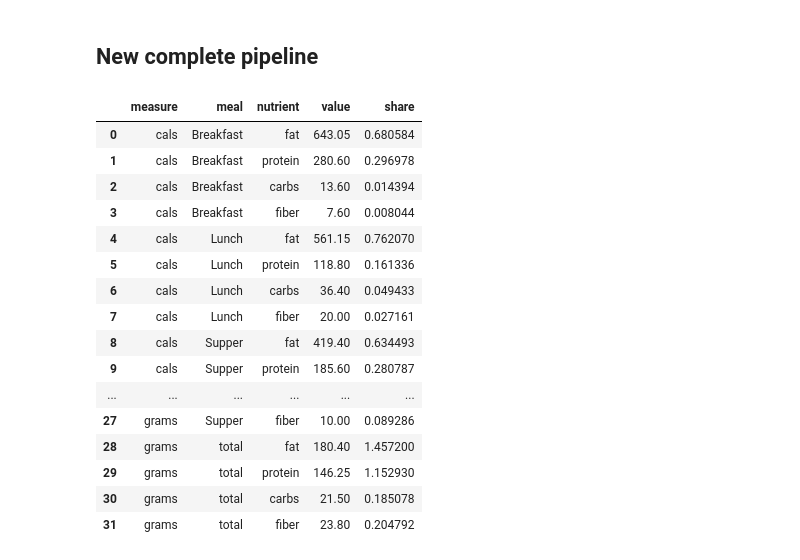
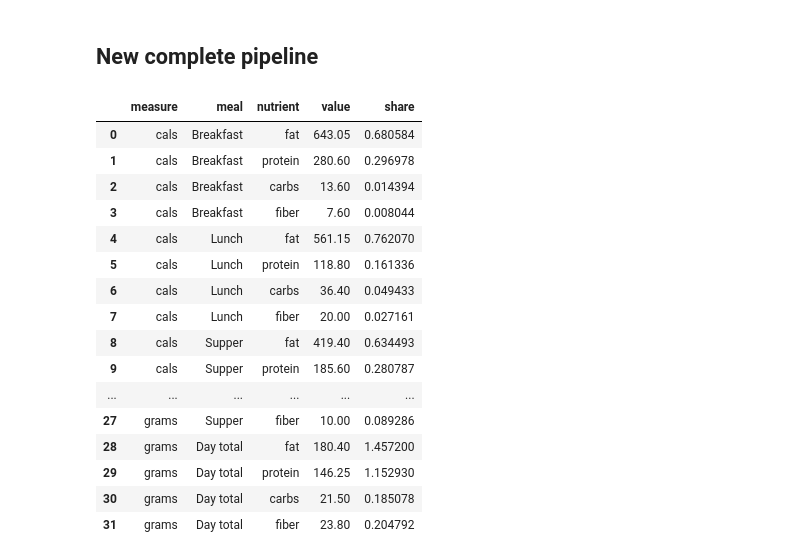
Before and after one commit to fabiangunzinger/learning, a Jupyter notebook: food-data/foods.ipynb, the cells around one changed output. Cells and saved outputs as stored; diff of their text form; code cells hidden in the pictures.

Commit message:
Order meals data and graphs
Meals according to meals order, day total at the end.

```diff
--- a/food-data/foods.ipynb
+++ b/food-data/foods.ipynb
@@ -263,53 +263,58 @@ def calc_nuts(meals, include_total=True):
         total = data.copy()
         total['share'] = total.share / total.meal.nunique()
         total = data.groupby(['ingredient', 'nutrient', 'measure']).sum()
-        total['meal'] = 'Total'
+        total['meal'] = 'Day total'
         total.reset_index(inplace=True)
+        df = pd.concat([data, total], ignore_index=True)
 
-        return pd.concat([data, total], ignore_index=True)
+        meal_order = list(meals.keys())
+        meal_order.append('Day total')
+        df['meal'] = pd.Categorical(df.meal, meal_order)
+        df = df.sort_values(['measure', 'meal', 'nutrient'])
+
+        return df
+
+
+    def make_meals_plot_data(data):
+        return data.groupby(['measure', 'meal', 'nutrient'], as_index=False).sum()
 
 
     pieces = []
     for meal in meals:
         df = calc_meal_nuts(meals[meal])
         df['meal'] = meal
         pieces.append(df)
     data = pd.concat(pieces)
 
     if include_total:
         data = add_total(data)
 
-    return data
+    data_table = data
+    meals_plot_data = make_meals_plot_data(data)
+
+    return data_table, meals_plot_data
 
 
-def make_meals_data(data):
-    return data.groupby(['measure', 'meal', 'nutrient'], as_index=False).sum()
-    return data
+nuts, meals_plot_data = calc_nuts(meals, include_total=True)
+# make_dashboard(meals_data)
 
-
-nuts = calc_nuts(meals, include_total=True)
-meals_data = make_meals_data(nuts)
-# nuts_data = make_nuts_data(nuts)
-
-# Need to correct shares in daily total, which sum to n meals rather than 1
-
-meals_data
+meals_plot_data
 # %% [output]
 |  | measure | meal | nutrient | value | share |
 | 0 | cals | Breakfast | fat | 643.05 | 0.680584 |
 | 1 | cals | Breakfast | protein | 280.60 | 0.296978 |
 | 2 | cals | Breakfast | carbs | 13.60 | 0.014394 |
 | 3 | cals | Breakfast | fiber | 7.60 | 0.008044 |
 | 4 | cals | Lunch | fat | 561.15 | 0.762070 |
 | 5 | cals | Lunch | protein | 118.80 | 0.161336 |
 | 6 | cals | Lunch | carbs | 36.40 | 0.049433 |
 | 7 | cals | Lunch | fiber | 20.00 | 0.027161 |
 | 8 | cals | Supper | fat | 419.40 | 0.634493 |
 | 9 | cals | Supper | protein | 185.60 | 0.280787 |
 | ... | ... | ... | ... | ... | ... |
 | 27 | grams | Supper | fiber | 10.00 | 0.089286 |
-| 28 | grams | total | fat | 180.40 | 1.457200 |
-| 29 | grams | total | protein | 146.25 | 1.152930 |
-| 30 | grams | total | carbs | 21.50 | 0.185078 |
-| 31 | grams | total | fiber | 23.80 | 0.204792 |
+| 28 | grams | Day total | fat | 180.40 | 1.457200 |
+| 29 | grams | Day total | protein | 146.25 | 1.152930 |
+| 30 | grams | Day total | carbs | 21.50 | 0.185078 |
+| 31 | grams | Day total | fiber | 23.80 | 0.204792 |
 # %%
```
Also changed, not shown: parts of 1 cell of this notebook.
